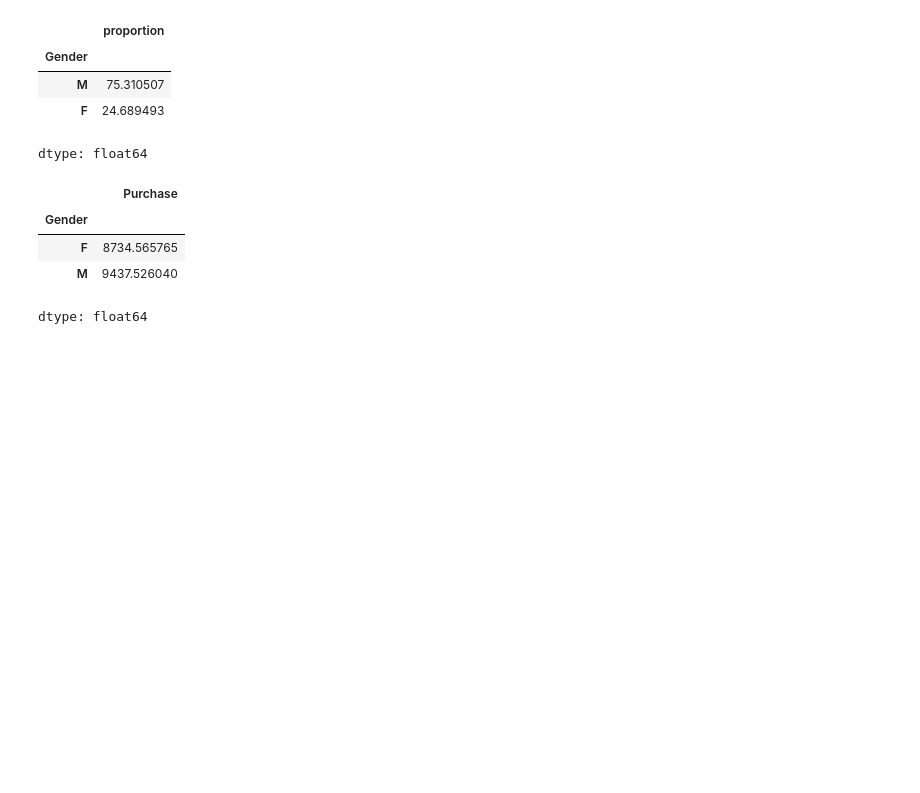
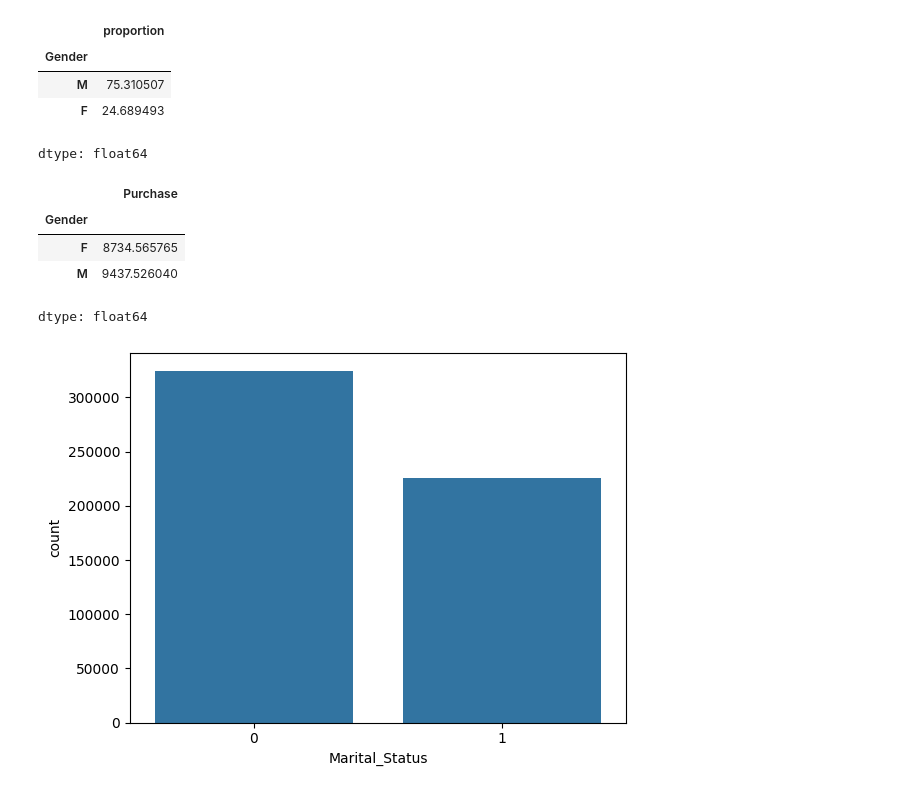
Before and after one commit to ganeshborra/slash-mark, a Jupyter notebook: Black_friday_sales_prediction.ipynb, the cells around one changed output. Drawn from its saved outputs; the diff is of its cells as text; code cells hidden in the pictures; blank space fills up the shorter version.

```diff
--- a/Black_friday_sales_prediction.ipynb
+++ b/Black_friday_sales_prediction.ipynb
@@ -154,3 +154,11 @@ data.groupby("Gender")["Purchase"].mean()
 | F | 8734.565765 |
 | M | 9437.526040 |
 dtype: float64
+# %%
+import seaborn as sns
+import matplotlib.pyplot as plt
+
+sns.countplot(x='Marital_Status', data=data)
+plt.show()
+# %% [output]
+[figure, added]
```
Also changed, not shown: parts of 15 cells of this notebook.
